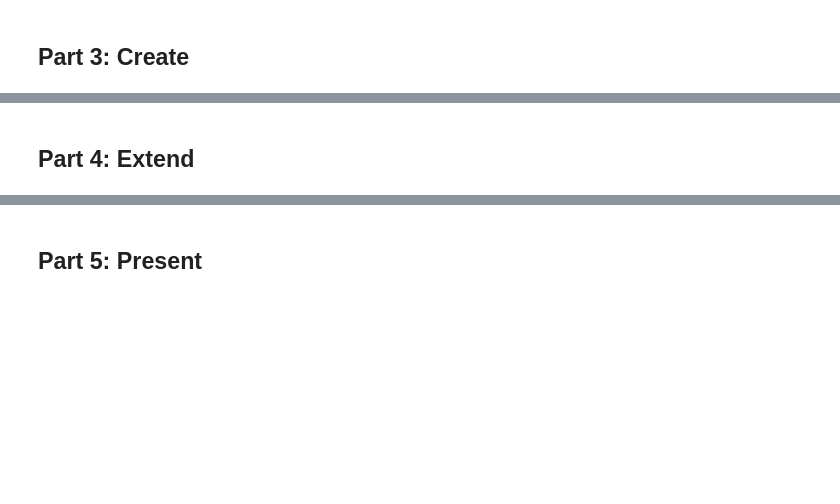
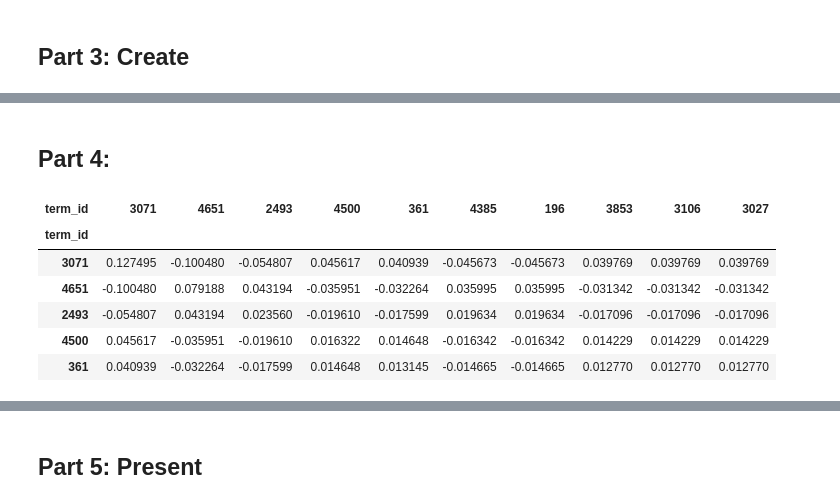
Before and after one commit to LaurenBassett/A-Christmas-Corpus, a Jupyter notebook: jme9rt_final_proj.ipynb, the cells around one changed output, grey strips where cells are left out. Drawn from its saved outputs; the diff is of its cells as text; code cells hidden in the pictures; blank space fills up the shorter version.

```diff
--- a/jme9rt_final_proj.ipynb
+++ b/jme9rt_final_proj.ipynb
@@ -339,3 +338,5 @@ CHAPS = OHCO[:2]
 BOOKS = OHCO[:1]
 # %%
 TOKEN['term_id'] = TOKEN.term_str.map(VOCAB.reset_index().set_index('term_str').term_id)
+# %%
+VOCAB['pos_max'] = TOKEN.groupby(['term_id', 'pos']).pos.count().unstack().idxmax(1)
@@ -342,2 +405,47 @@ TOKEN['term_id'] = TOKEN.term_str.map(VOCAB.reset_index().set_index('term_str').
+# %%
+book_results = tfidif_matrix(TOKEN, BOOKS, count_method, tf_method, idf_method)
+#Move things to their places
+#OCAB['df'] = DF
+#VOCAB['idf'] = IDF
+VOCAB['df'] = book_results[0]
+VOCAB['idf'] = book_results[1]
+
+#BOW['tf'] = TF.stack()
+#BOW['tfidf'] = TFIDF.stack()
+BOW['tf'] = book_results[2].stack()
+BOW['tfidf'] = book_results[3].stack()
+
+#VOCAB['tfidf_sum'] = TFIDF.sum()
+VOCAB['tfidf_sum'] = book_results[3].sum()
+TOKEN['tf'] = book_results[2].stack()
+TOKEN['tfidf'] = book_results[3].stack()
+
+VOCAB['idf'] = book_results[1]
+TFIDF = book_results[3]
+VOCAB['tfidf_sum'] = book_results[3].sum()
+VOCAB = VOCAB.query('pos_max != "NNP"')
+VOCAB = VOCAB.sort_values('tfidf_sum', ascending=False).head(4000)
+terms = VOCAB.index.tolist()
+TFIDF = TFIDF[terms]
 # %% [markdown]
-## Part 4: Extend
+## Part 4:
+# %%
+#L2 Normalization
+TFIDF = TFIDF.apply(lambda x: x / np.sqrt(np.square(x).sum()), 1)
+
+#Cetner word vectors
+TFIDF = TFIDF - TFIDF.mean()
+
+
+#Compute Covariance Matrix
+COV = TFIDF.T.dot(TFIDF) / (TFIDF.shape[0] - 1)
+
+COV.iloc[:5,:10].style.background_gradient()
+# %% [output]
+| term_id | 3071 | 4651 | 2493 | 4500 | 361 | 4385 | 196 | 3853 | 3106 | 3027 |
+| term_id |  |  |  |  |  |  |  |  |  |  |
+| 3071 | 0.127495 | -0.100480 | -0.054807 | 0.045617 | 0.040939 | -0.045673 | -0.045673 | 0.039769 | 0.039769 | 0.039769 |
+| 4651 | -0.100480 | 0.079188 | 0.043194 | -0.035951 | -0.032264 | 0.035995 | 0.035995 | -0.031342 | -0.031342 | -0.031342 |
+| 2493 | -0.054807 | 0.043194 | 0.023560 | -0.019610 | -0.017599 | 0.019634 | 0.019634 | -0.017096 | -0.017096 | -0.017096 |
+| 4500 | 0.045617 | -0.035951 | -0.019610 | 0.016322 | 0.014648 | -0.016342 | -0.016342 | 0.014229 | 0.014229 | 0.014229 |
+| 361 | 0.040939 | -0.032264 | -0.017599 | 0.014648 | 0.013145 | -0.014665 | -0.014665 | 0.012770 | 0.012770 | 0.012770 |
```
Also changed, not shown: parts of 11 cells of this notebook.
